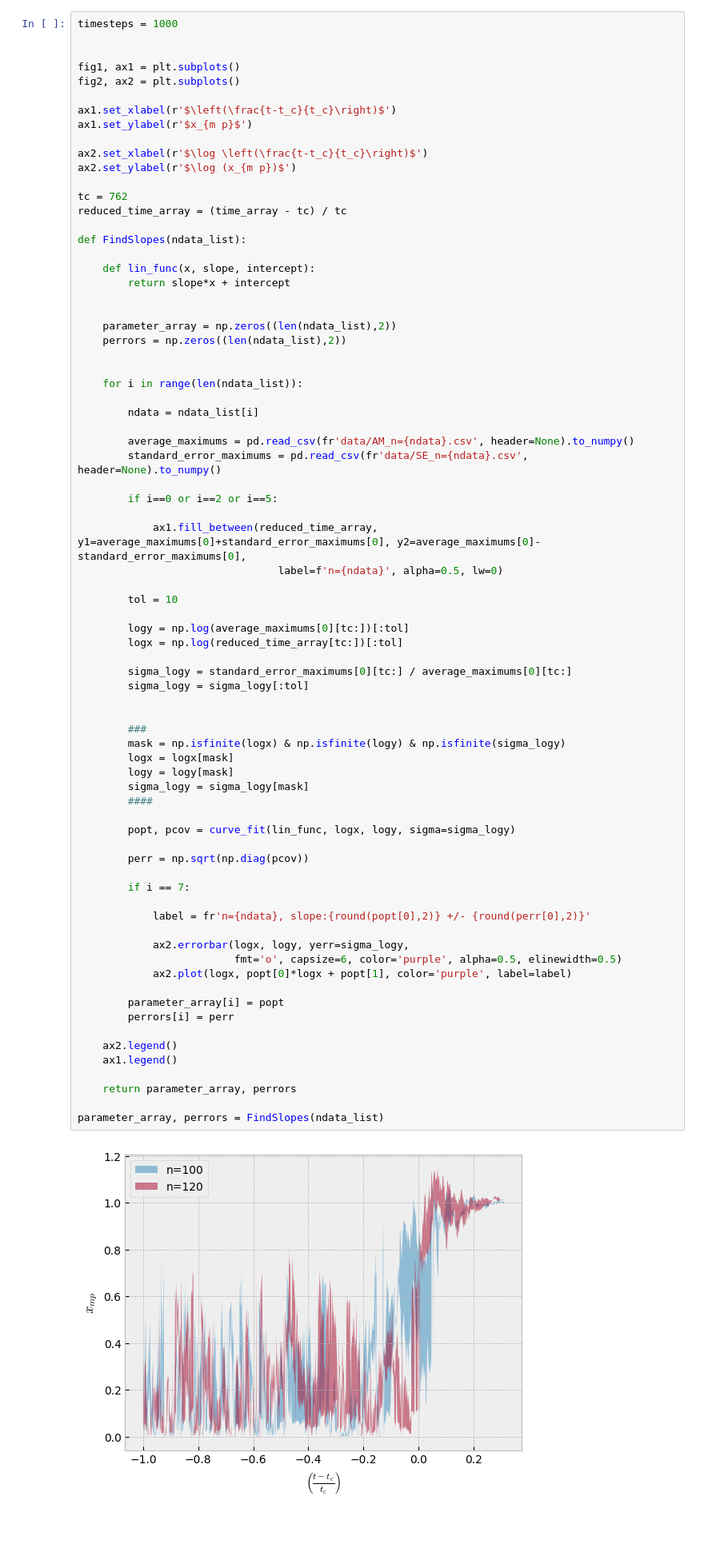
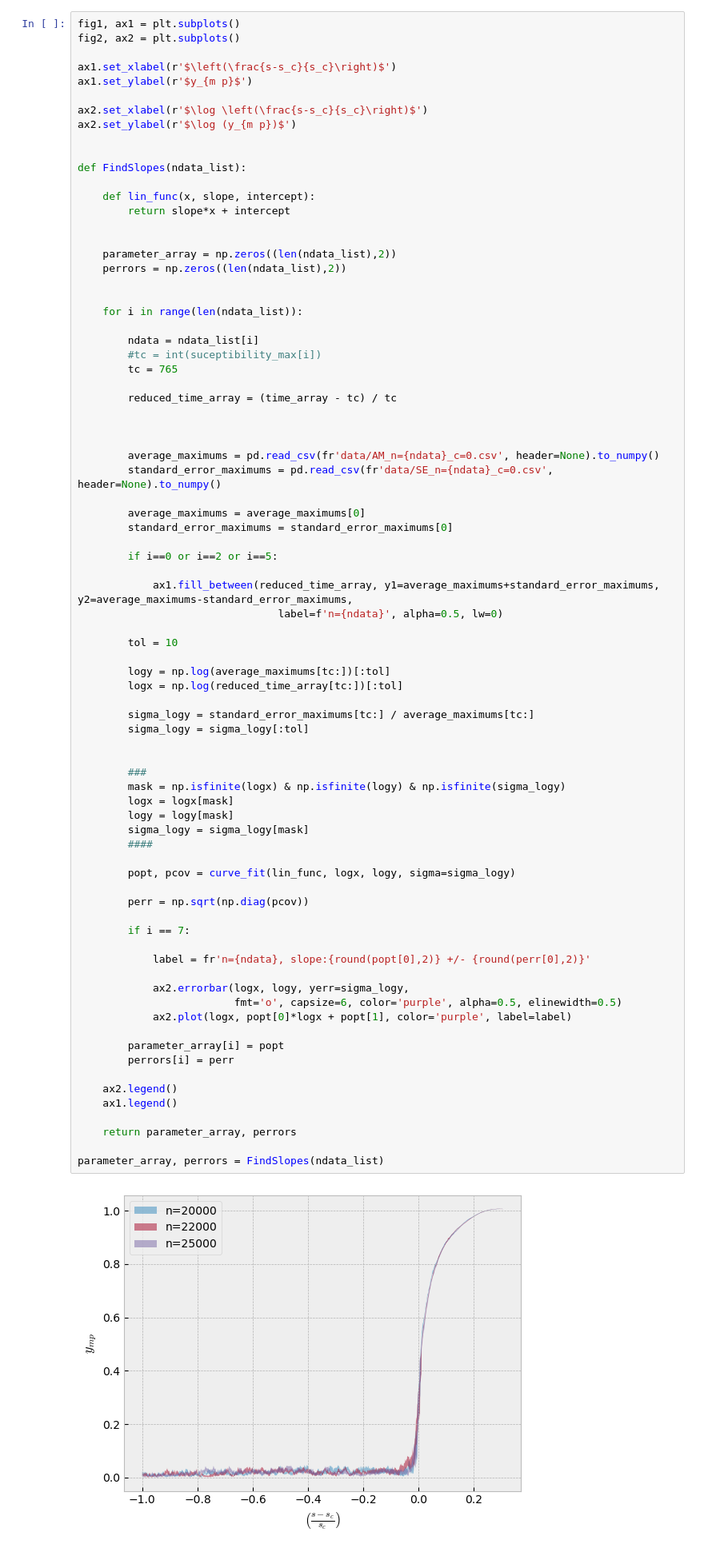
Before and after one commit to W-physics/Tesis, a Jupyter notebook: Critical_time.ipynb, the cells around one changed output. Shown at 80% size. Saved outputs shown, nothing was run; the diff lists cells and outputs as text; blank space fills up the shorter version.

```diff
--- a/Critical_time.ipynb
+++ b/Critical_time.ipynb
@@ -54,20 +162,15 @@ plt.scatter(np.array(ndata_list), suceptibility_max)
 # %% [markdown]
 ## Exponente crítico 1/2
 # %%
-timesteps = 1000
-
-
 fig1, ax1 = plt.subplots()
 fig2, ax2 = plt.subplots()
 
-ax1.set_xlabel(r'$\left(\frac{t-t_c}{t_c}\right)$')
-ax1.set_ylabel(r'$x_{m p}$')
+ax1.set_xlabel(r'$\left(\frac{s-s_c}{s_c}\right)$')
+ax1.set_ylabel(r'$y_{m p}$')
 
-ax2.set_xlabel(r'$\log \left(\frac{t-t_c}{t_c}\right)$')
-ax2.set_ylabel(r'$\log (x_{m p})$')
+ax2.set_xlabel(r'$\log \left(\frac{s-s_c}{s_c}\right)$')
+ax2.set_ylabel(r'$\log (y_{m p})$')
 
-tc = 762
-reduced_time_array = (time_array - tc) / tc
 
 def FindSlopes(ndata_list):
 
@@ -82,51 +185,60 @@ def FindSlopes(ndata_list):
     for i in range(len(ndata_list)):
 
         ndata = ndata_list[i]
+        #tc = int(suceptibility_max[i])
+        tc = 765
 
-        average_maximums = pd.read_csv(fr'data/AM_n={ndata}.csv', header=None).to_numpy()
-        standard_error_maximums = pd.read_csv(fr'data/SE_n={ndata}.csv', header=None).to_numpy()
+        reduced_time_array = (time_array - tc) / tc
+
+
+
+        average_maximums = pd.read_csv(fr'data/AM_n={ndata}_c=0.csv', header=None).to_numpy()
+        standard_error_maximums = pd.read_csv(fr'data/SE_n={ndata}_c=0.csv', header=None).to_numpy()
+
+        average_maximums = average_maximums[0]
+        standard_error_maximums = standard_error_maximums[0]
 
         if i==0 or i==2 or i==5:
 
-            ax1.fill_between(reduced_time_array, y1=average_maximums[0]+standard_error_maximums[0], y2=average_maximums[0]-standard_error_maximums[0],
+            ax1.fill_between(reduced_time_array, y1=average_maximums+standard_error_maximums, y2=average_maximums-standard_error_maximums,
                                 label=f'n={ndata}', alpha=0.5, lw=0)
 
         tol = 10
 
-        logy = np.log(average_maximums[0][tc:])[:tol]
+        logy = np.log(average_maximums[tc:])[:tol]
         logx = np.log(reduced_time_array[tc:])[:tol]
 
-        sigma_logy = standard_error_maximums[0][tc:] / average_maximums[0][tc:]
+        sigma_logy = standard_error_maximums[tc:] / average_maximums[tc:]
         sigma_logy = sigma_logy[:tol]
 
 
         ###
         mask = np.isfinite(logx) & np.isfinite(logy) & np.isfinite(sigma_logy)
         logx = logx[mask]
         logy = logy[mask]
         sigma_logy = sigma_logy[mask]
         ####
 
         popt, pcov = curve_fit(lin_func, logx, logy, sigma=sigma_logy)
 
         perr = np.sqrt(np.diag(pcov))
 
         if i == 7:
 
             label = fr'n={ndata}, slope:{round(popt[0],2)} +/- {round(perr[0],2)}'
 
             ax2.errorbar(logx, logy, yerr=sigma_logy,
                          fmt='o', capsize=6, color='purple', alpha=0.5, elinewidth=0.5)
             ax2.plot(logx, popt[0]*logx + popt[1], color='purple', label=label)
 
         parameter_array[i] = popt
         perrors[i] = perr
 
     ax2.legend()
     ax1.legend()
 
     return parameter_array, perrors
 
 parameter_array, perrors = FindSlopes(ndata_list)
 # %% [output]
-[figure, old version]
+[figure, new version]
```
Also changed, not shown: parts of 7 cells of this notebook.
